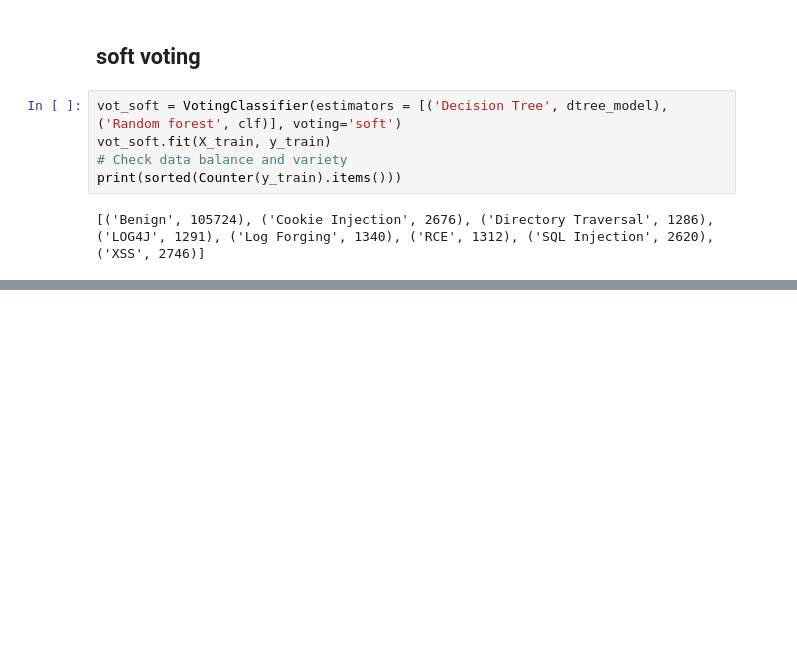
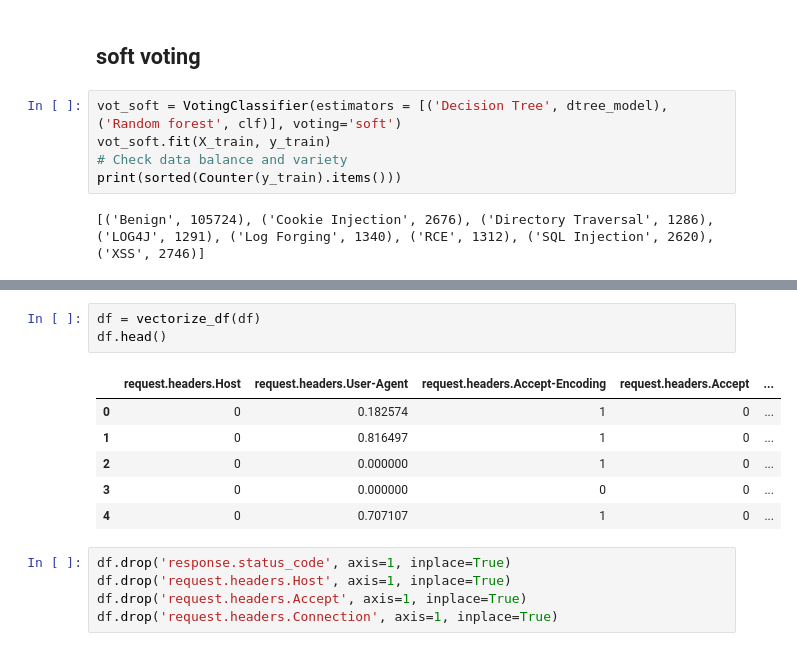
Before and after one commit to chenshtynmetz/CiscoCompetition, a Jupyter notebook: Dataset3_attackType.ipynb, the cells around one changed output, grey strips where cells are left out. Drawn from its saved outputs; the diff is of its cells as text; blank space fills up the shorter version.

```diff
--- a/Dataset3_attackType.ipynb
+++ b/Dataset3_attackType.ipynb
@@ -721,0 +739,15 @@ Directory Traversal    0.90492   1.00000   0.95009       276
+# %%
+df = vectorize_df(df)
+df.head()
+# %% [output]
+|  | request.headers.Host | request.headers.User-Agent | request.headers.Accept-Encoding | request.headers.Accept | ... |
+| 0 | 0 | 0.182574 | 1 | 0 | ... |
+| 1 | 0 | 0.816497 | 1 | 0 | ... |
+| 2 | 0 | 0.000000 | 1 | 0 | ... |
+| 3 | 0 | 0.000000 | 0 | 0 | ... |
+| 4 | 0 | 0.707107 | 1 | 0 | ... |
+# %%
+df.drop('response.status_code', axis=1, inplace=True)
+df.drop('request.headers.Host', axis=1, inplace=True)
+df.drop('request.headers.Accept', axis=1, inplace=True)
+df.drop('request.headers.Connection', axis=1, inplace=True)
```
Also changed, not shown: parts of 14 cells of this notebook.
